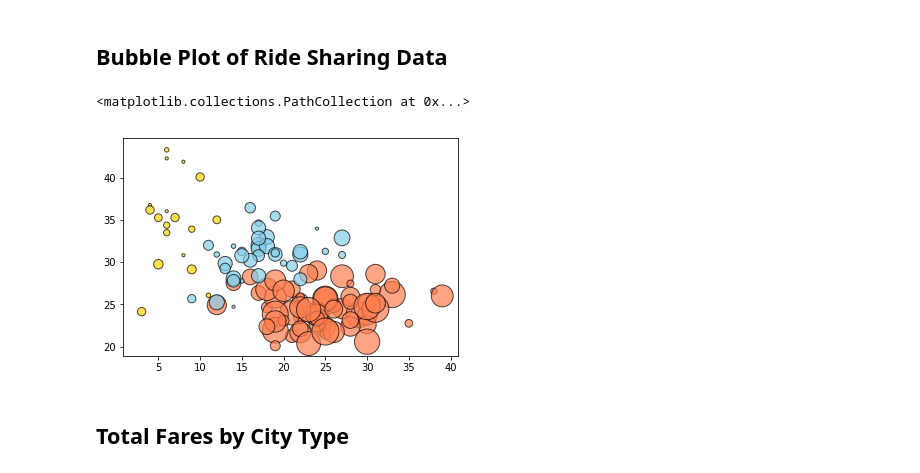
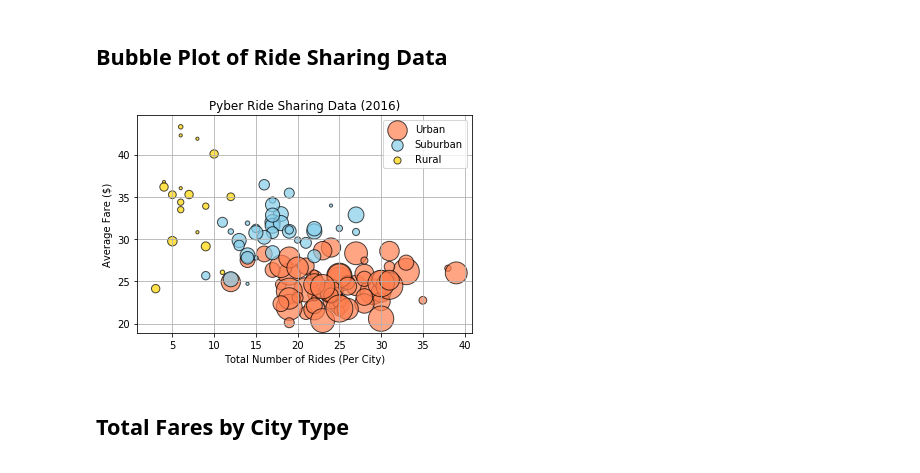
Before and after one commit to pogomike/Matplotlib, a Jupyter notebook: pyber_starter.ipynb, the cells around one changed output. Saved outputs shown, nothing was run; the diff lists cells and outputs as text; code cells hidden in the pictures.

```diff
--- a/pyber_starter.ipynb
+++ b/pyber_starter.ipynb
@@ -50,15 +50,20 @@ total_driver_rural = rural.groupby(['city'])['driver_count'].mean()
 # %%
 # Build the scatter plots for each city types
 
 #Urban
 plt.scatter(total_ride_urban, avg_city_urban,s=total_driver_urban*10,
             marker ='o', facecolors ="coral", edgecolors='black',alpha = 0.7, label="Urban")
 #Surburban
 plt.scatter(total_ride_suburban, avg_city_suburban,s=total_driver_suburban*10,
             marker ='o', facecolors ="skyblue", edgecolors='black',alpha = 0.7, label="Suburban")
 #Rural
 plt.scatter(total_ride_rural, avg_city_rural,s=total_driver_rural*10,
             marker ='o', facecolors ="gold", edgecolors='black',alpha = 0.7, label="Rural")
+
+plt.legend(loc='upper right')
+plt.xlabel("Total Number of Rides (Per City)")
+plt.ylabel("Average Fare ($)")
+plt.title("Pyber Ride Sharing Data (2016)")
+plt.grid(True)
 # %% [output]
-<matplotlib.collections.PathCollection at 0x...>
-[figure, old version]
+[figure, new version]
```
Also changed, not shown: parts of 6 cells of this notebook, 1 other file.
